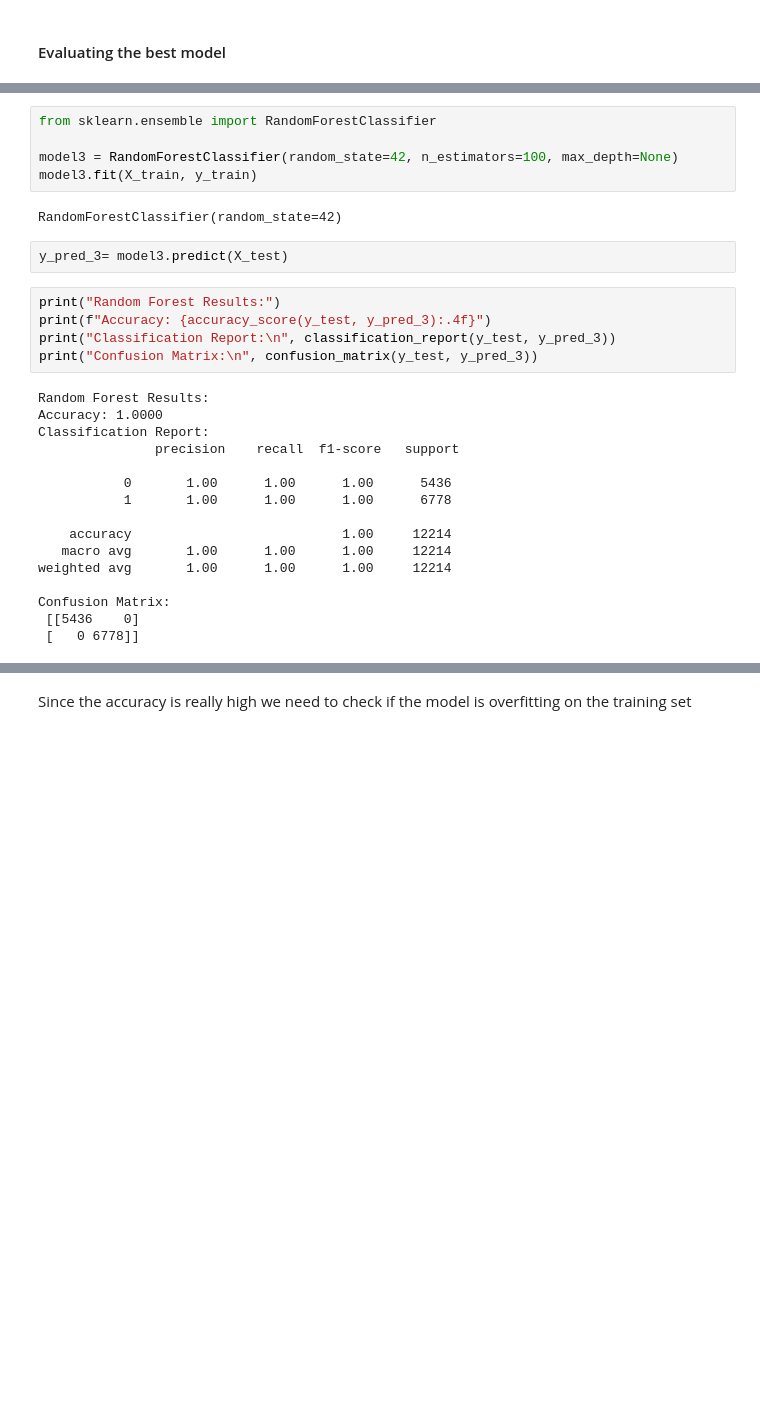
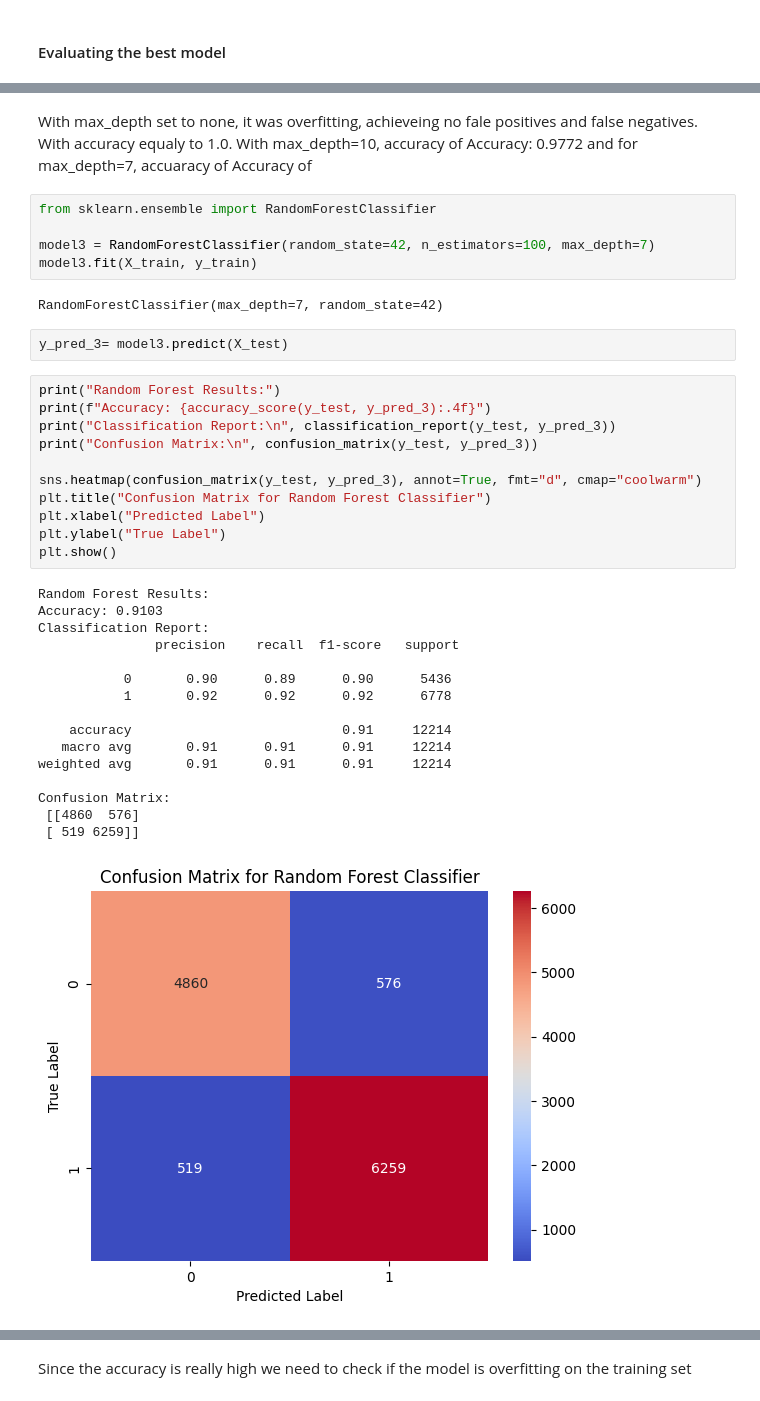
Before and after one commit to alicja-a-d/UAB_ML_project, a Jupyter notebook: notebook/Model.ipynb, the cells around one changed output, grey strips where cells are left out. Cells and saved outputs as stored; diff of their text form; blank space fills up the shorter version.

```diff
--- a/notebook/Model.ipynb
+++ b/notebook/Model.ipynb
@@ -107,30 +119,39 @@ We try other models:
+# %% [markdown]
+With max_depth set to none, it was overfitting, achieveing no fale positives and false negatives. With accuracy equaly to 1.0. With max_depth=10, accuracy of Accuracy: 0.9772 and for max_depth=7, accuaracy of Accuracy of
 # %%
 from sklearn.ensemble import RandomForestClassifier
 
-model3 = RandomForestClassifier(random_state=42, n_estimators=100, max_depth=None)
+model3 = RandomForestClassifier(random_state=42, n_estimators=100, max_depth=7)
 model3.fit(X_train, y_train)
 # %% [output]
-RandomForestClassifier(random_state=42)
+RandomForestClassifier(max_depth=7, random_state=42)
 # %%
 y_pred_3= model3.predict(X_test)
 # %%
 print("Random Forest Results:")
 print(f"Accuracy: {accuracy_score(y_test, y_pred_3):.4f}")
 print("Classification Report:\n", classification_report(y_test, y_pred_3))
 print("Confusion Matrix:\n", confusion_matrix(y_test, y_pred_3))
+
+sns.heatmap(confusion_matrix(y_test, y_pred_3), annot=True, fmt="d", cmap="coolwarm")
+plt.title("Confusion Matrix for Random Forest Classifier")
+plt.xlabel("Predicted Label")
+plt.ylabel("True Label")
+plt.show()
 # %% [output]
 Random Forest Results:
-Accuracy: 1.0000
+Accuracy: 0.9103
 Classification Report:
                precision    recall  f1-score   support
 
-           0       1.00      1.00      1.00      5436
-           1       1.00      1.00      1.00      6778
+           0       0.90      0.89      0.90      5436
+           1       0.92      0.92      0.92      6778
 
-    accuracy                           1.00     12214
-   macro avg       1.00      1.00      1.00     12214
-weighted avg       1.00      1.00      1.00     12214
+    accuracy                           0.91     12214
+   macro avg       0.91      0.91      0.91     12214
+weighted avg       0.91      0.91      0.91     12214
 
 Confusion Matrix:
- [[5436    0]
- [   0 6778]]
+ [[4860  576]
+ [ 519 6259]]
+[figure, added]
```
Also changed, not shown: parts of 30 cells of this notebook, 2 other files.
